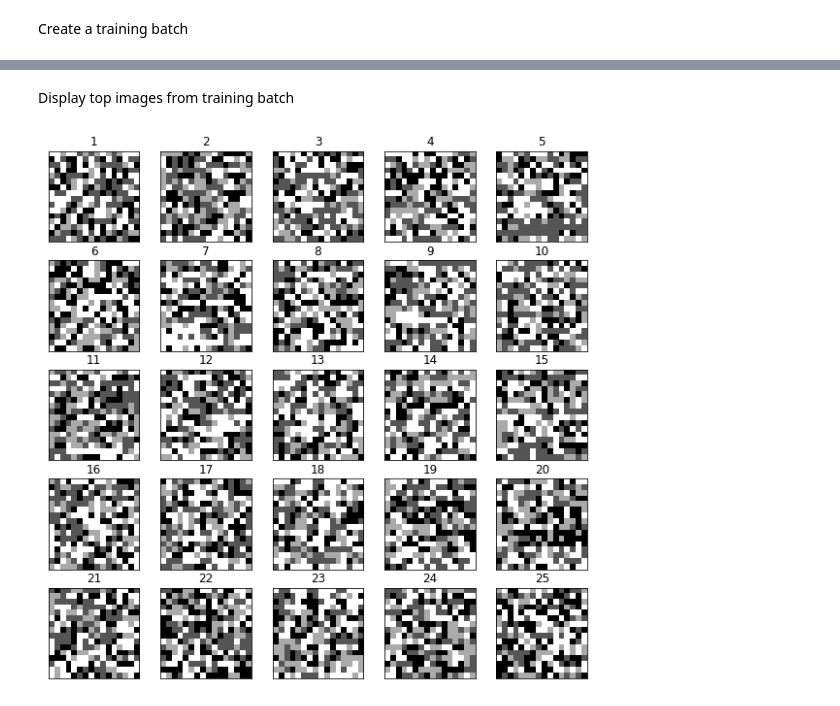
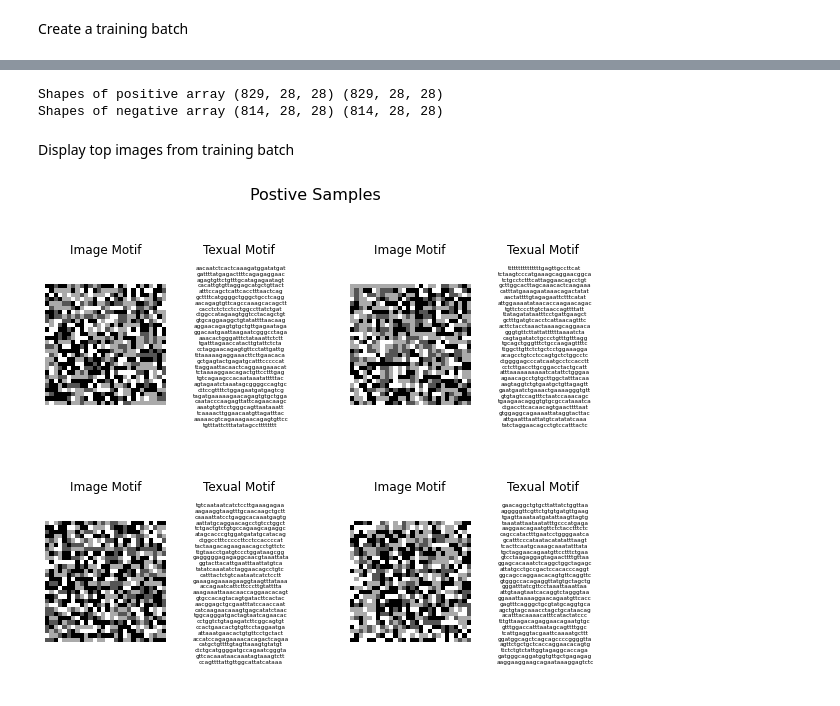
Before and after one commit to m3sibti/genomic_datascience, a Jupyter notebook: PixelMotifGAN.ipynb, the cells around one changed output, grey strips where cells are left out. Cells and saved outputs as stored; diff of their text form; code cells hidden in the pictures.

Commit message:
separation of +ve & -ve, textual data included

```diff
--- a/PixelMotifGAN.ipynb
+++ b/PixelMotifGAN.ipynb
@@ -264,13 +315,3 @@ def giveNumberAgainstChar(char):
 #### Create Image Data and Visualize
 # %% [markdown]
 Create a training batch
-# %%
-# full training images
-x_train = np.empty(shape=(total_imgs, 16, 16))
-
-for i, img_data in enumerate(imgs_data):
-  # convert strings to lower case
-  img_data = img_data.lower()
-  # convert characters into numbers
-  img_data = [giveNumberAgainstChar(i) for i in img_data]
-  x_train[i] = np.array(img_data).reshape(16, 16)
@@ -281,2 +318,31 @@ x_train.shape
+# %%
+# full training images
+# positive
+x_pos_train_pix = np.empty(shape=(total_pos_imgs, 28, 28))
+x_pos_train_chr = np.empty(shape=(total_pos_imgs, 28, 28), dtype='str')
+# negative
+x_neg_train_pix = np.empty(shape=(total_neg_imgs, 28, 28))
+x_neg_train_chr = np.empty(shape=(total_neg_imgs, 28, 28), dtype='str')
+
+for i, img_data in enumerate(pos_imgs_data):
+  # convert strings to lower case
+  img_data = img_data.lower()
+  # convert characters into numbers
+  x_pos_train_pix[i] = np.asarray([giveNumberAgainstChar(i) for i in img_data]).reshape(28, 28)
+  x_pos_train_chr[i] = np.asarray([list(img_data)]).reshape(28, 28)
+
+for i, img_data in enumerate(neg_imgs_data):
+  # convert strings to lower case
+  img_data = img_data.lower()
+  # convert characters into numbers
+  x_neg_train_pix[i] = np.asarray([giveNumberAgainstChar(i) for i in img_data]).reshape(28, 28)
+  x_neg_train_chr[i] = np.asarray([list(img_data)]).reshape(28, 28)
+
+# print shapes
+print('Shapes of positive array',x_pos_train_pix.shape, x_pos_train_chr.shape)
+print('Shapes of negative array', x_neg_train_pix.shape, x_neg_train_chr.shape)
+# %% [output]
+Shapes of positive array (829, 28, 28) (829, 28, 28)
+Shapes of negative array (814, 28, 28) (814, 28, 28)
 # %% [markdown]
 Display top images from training batch
@@ -293,4 +348,0 @@ def show_images(img_list):
-# %%
-show_images(x_train)
-# %% [output]
-[figure, removed]
@@ -296,0 +395,6 @@ show_images(x_train)
+# %%
+# show_images(x_train)
+show_coupled(data=(x_pos_train_pix, x_pos_train_chr),
+             title='Postive Samples')
+# %% [output]
+[figure, added]
```
Also changed, not shown: parts of 26 cells of this notebook.
